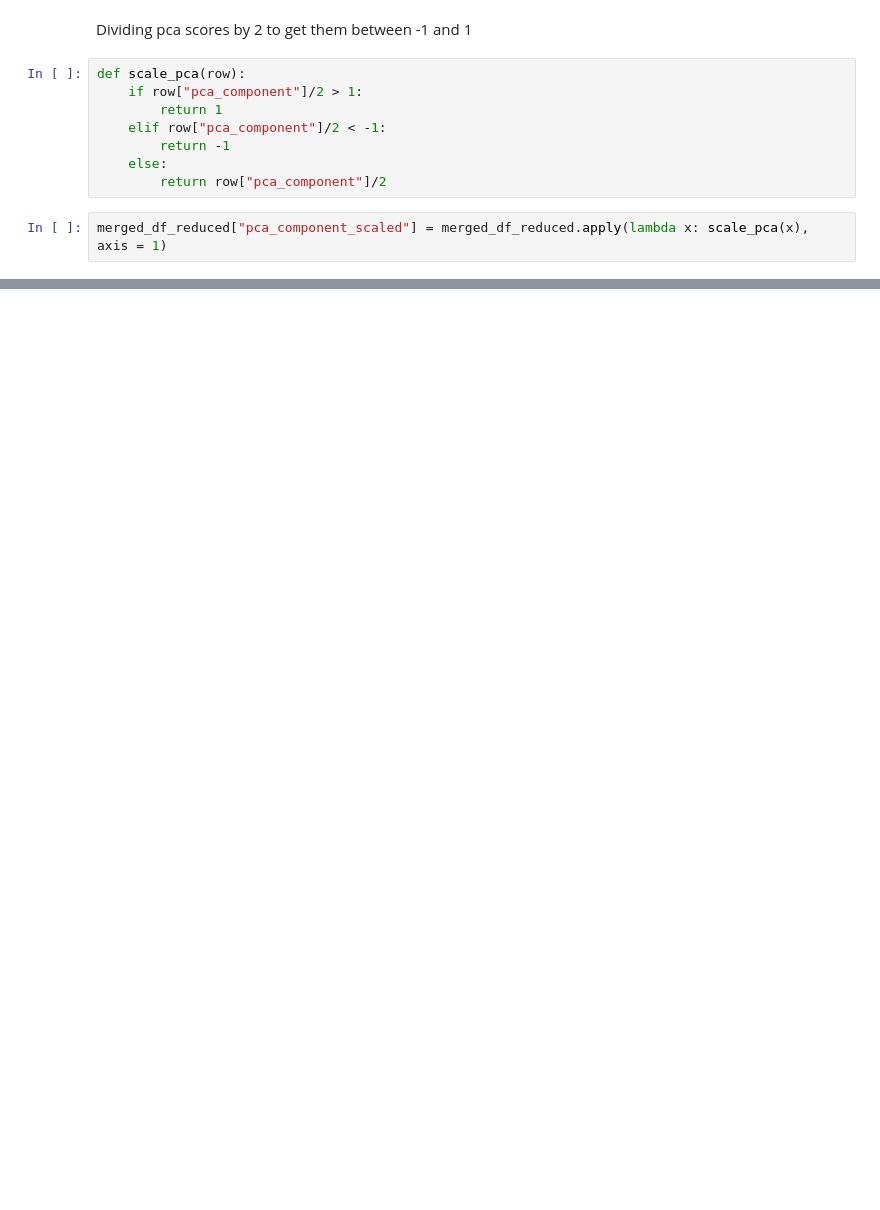
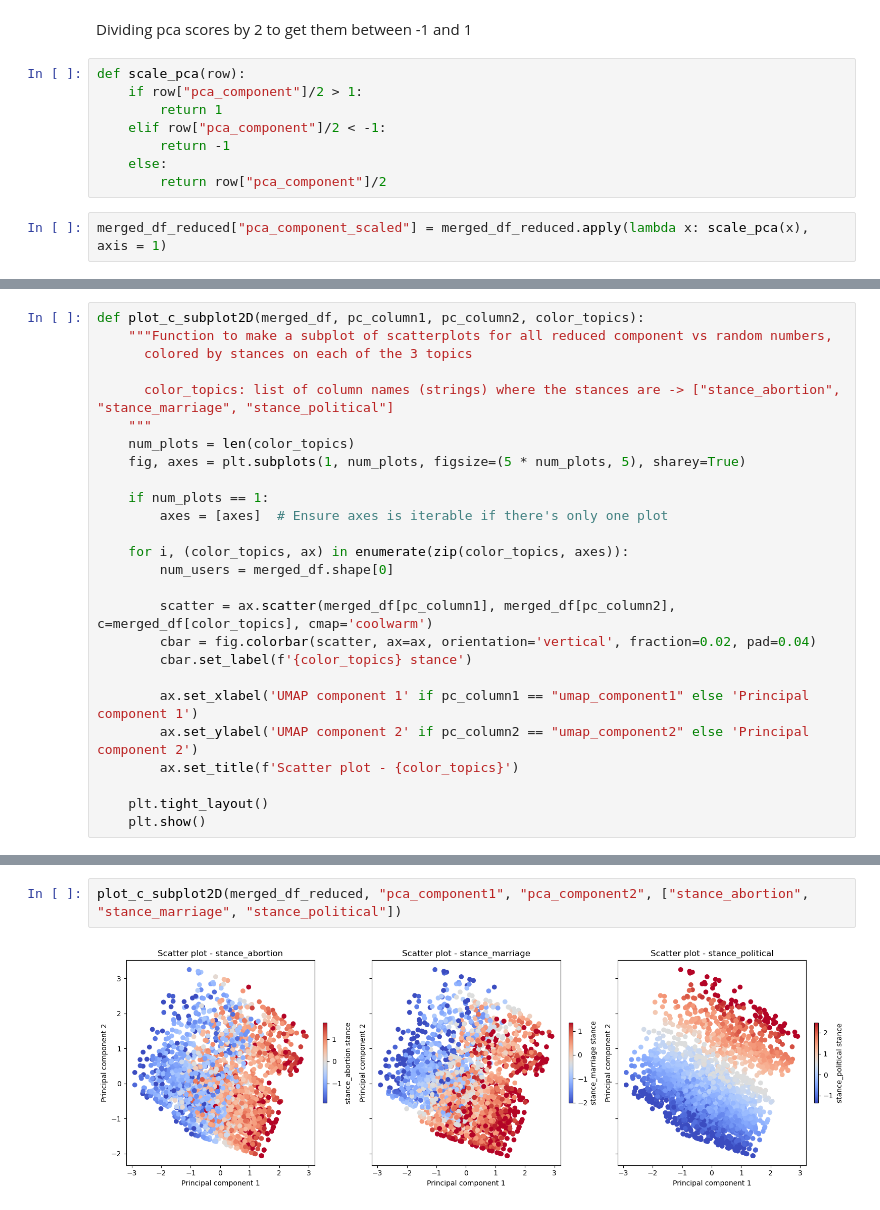
Before and after one commit to b0psheva27/BSc_project_polarization, a Jupyter notebook: notebooks/08_polarization_june.ipynb, the cells around one changed output, grey strips where cells are left out. Saved outputs shown, nothing was run; the diff lists cells and outputs as text; blank space fills up the shorter version.

Commit message:
2D visualizations of components
made new functions that apply umap and pca to get 2 components

```diff
--- a/notebooks/08_polarization_june.ipynb
+++ b/notebooks/08_polarization_june.ipynb
@@ -357,0 +368,26 @@ plot_c_subplot(merged_df_reduced, "pca_component_scaled", ["stance_abortion", "s
+# %%
+def plot_c_subplot2D(merged_df, pc_column1, pc_column2, color_topics):
+    """Function to make a subplot of scatterplots for all reduced component vs random numbers,
+      colored by stances on each of the 3 topics
+
+      color_topics: list of column names (strings) where the stances are -> ["stance_abortion", "stance_marriage", "stance_political"]
+    """
+    num_plots = len(color_topics)
+    fig, axes = plt.subplots(1, num_plots, figsize=(5 * num_plots, 5), sharey=True)
+
+    if num_plots == 1:
+        axes = [axes]  # Ensure axes is iterable if there's only one plot
+
+    for i, (color_topics, ax) in enumerate(zip(color_topics, axes)):
+        num_users = merged_df.shape[0]
+
+        scatter = ax.scatter(merged_df[pc_column1], merged_df[pc_column2], c=merged_df[color_topics], cmap='coolwarm')
+        cbar = fig.colorbar(scatter, ax=ax, orientation='vertical', fraction=0.02, pad=0.04)
+        cbar.set_label(f'{color_topics} stance')
+
+        ax.set_xlabel('UMAP component 1' if pc_column1 == "umap_component1" else 'Principal component 1')
+        ax.set_ylabel('UMAP component 2' if pc_column2 == "umap_component2" else 'Principal component 2')
+        ax.set_title(f'Scatter plot - {color_topics}')
+
+    plt.tight_layout()
+    plt.show()
@@ -357,0 +408,4 @@ plot_c_subplot(merged_df_reduced, "pca_component_scaled", ["stance_abortion", "s
+# %%
+plot_c_subplot2D(merged_df_reduced, "pca_component1", "pca_component2", ["stance_abortion", "stance_marriage", "stance_political"])
+# %% [output]
+[figure, added]
```
Also changed, not shown: parts of 9 cells of this notebook, 1 other file.
